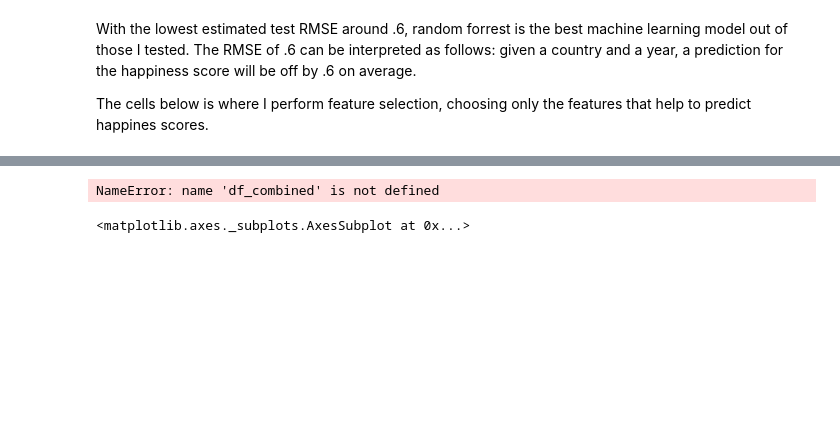
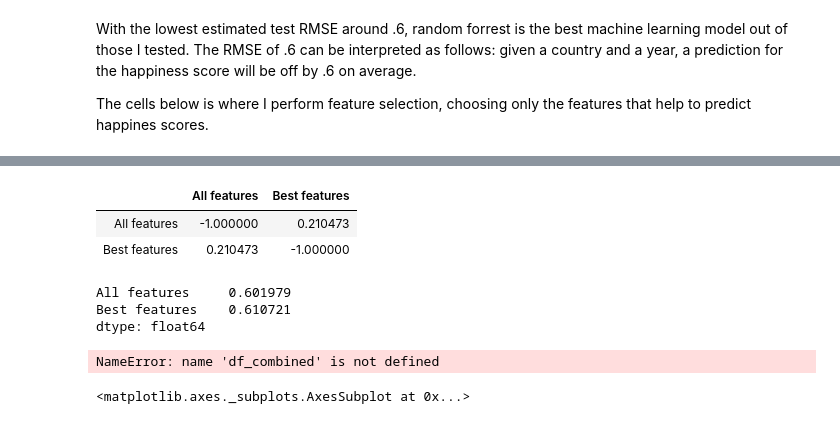
Before and after one commit to juliandavis7/301_proj, a Jupyter notebook: part3.ipynb, the cells around one changed output, grey strips where cells are left out. Drawn from its saved outputs; the diff is of its cells as text; code cells hidden in the pictures; blank space fills up the shorter version.

```diff
--- a/part3.ipynb
+++ b/part3.ipynb
@@ -128,3 +169,17 @@ dtype: float64
+# %%
+import scikit_posthocs as sp
+
+a = sp.posthoc_ttest(errs.transpose().values, p_adjust = 'bonferroni')
+d = pd.DataFrame(a, columns=errs.columns,index=errs.columns)
+display(d)
+print(errs.mean().sort_values())
+# %% [output]
+|  | All features | Best features |
+| All features | -1.000000 | 0.210473 |
+| Best features | 0.210473 | -1.000000 |
+All features     0.601979
+Best features    0.610721
+dtype: float64
 # %%
 # making graphs for a country over time, color coding by predicted vs known happiness data
 
```
Also changed, not shown: parts of 7 cells of this notebook, 1 other file.
